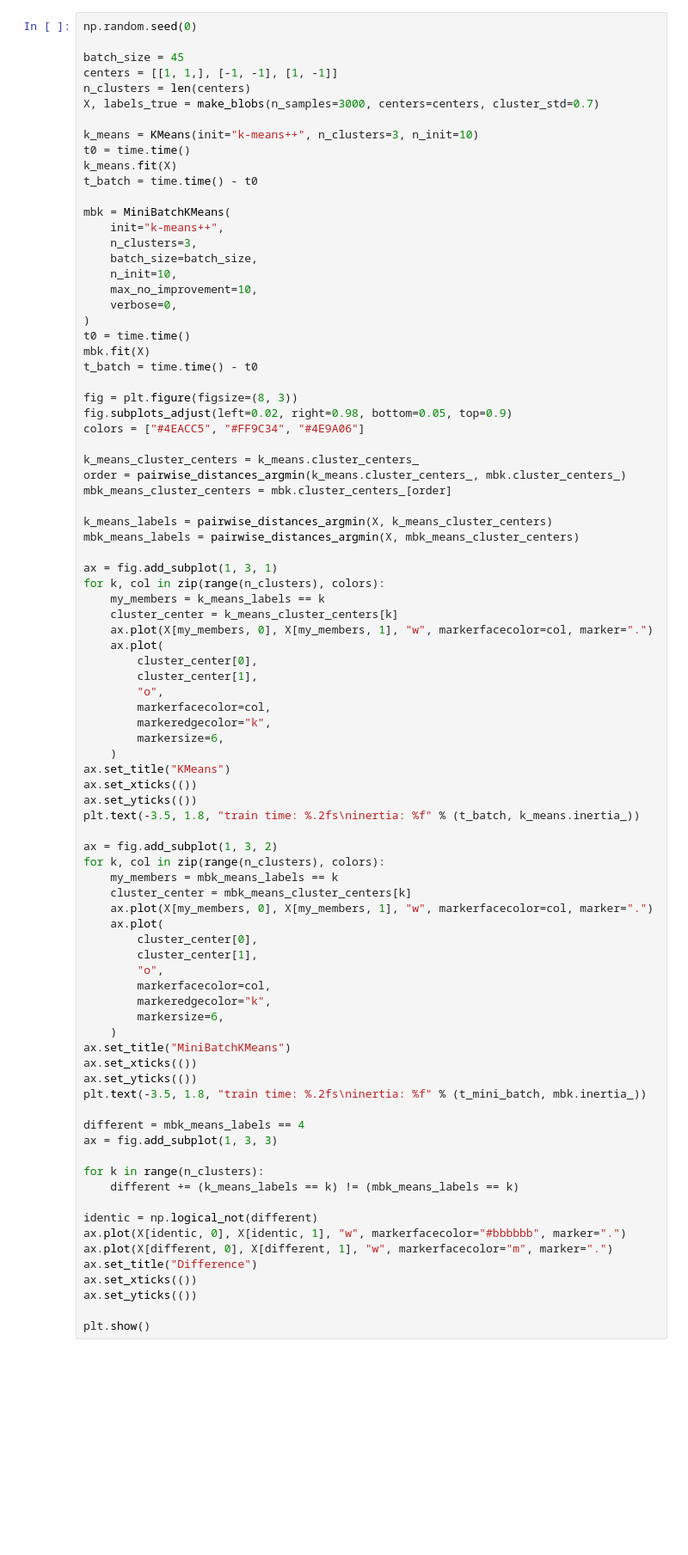
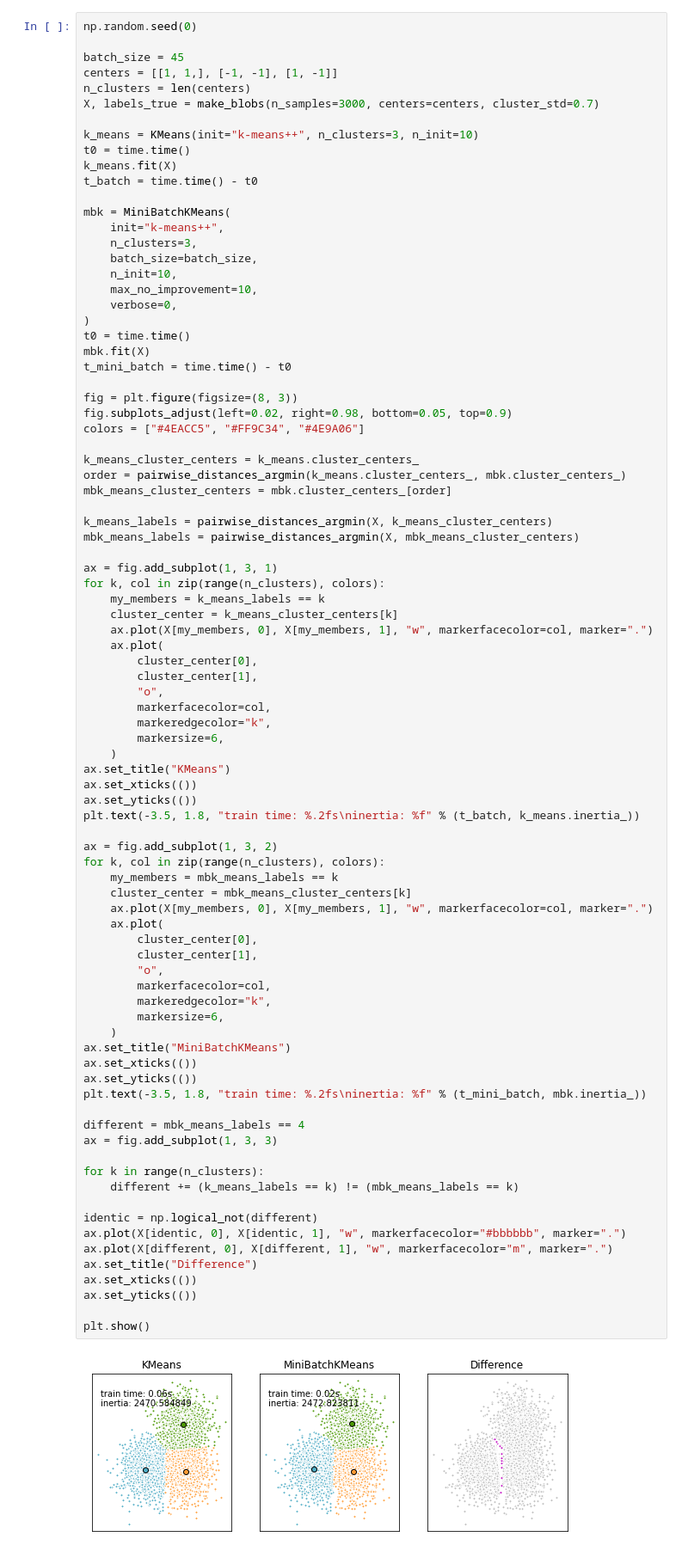
Before and after one commit to CEOJINSUNG/Bigdata, a Jupyter notebook: Scikit-Learn/2.3 Clustering.ipynb, the cells around one changed output. Shown at 86% size. Cells and saved outputs as stored; diff of their text form; blank space fills up the shorter version.

```diff
--- a/Scikit-Learn/2.3 Clustering.ipynb
+++ b/Scikit-Learn/2.3 Clustering.ipynb
@@ -72,7 +98,7 @@ mbk = MiniBatchKMeans(
 )
 t0 = time.time()
 mbk.fit(X)
-t_batch = time.time() - t0
+t_mini_batch = time.time() - t0
 
 fig = plt.figure(figsize=(8, 3))
 fig.subplots_adjust(left=0.02, right=0.98, bottom=0.05, top=0.9)
@@ -108,30 +134,32 @@ for k, col in zip(range(n_clusters), colors):
     my_members = mbk_means_labels == k
     cluster_center = mbk_means_cluster_centers[k]
     ax.plot(X[my_members, 0], X[my_members, 1], "w", markerfacecolor=col, marker=".")
     ax.plot(
         cluster_center[0],
         cluster_center[1],
         "o",
         markerfacecolor=col,
         markeredgecolor="k",
         markersize=6,
     )
 ax.set_title("MiniBatchKMeans")
 ax.set_xticks(())
 ax.set_yticks(())
 plt.text(-3.5, 1.8, "train time: %.2fs\ninertia: %f" % (t_mini_batch, mbk.inertia_))
 
 different = mbk_means_labels == 4
 ax = fig.add_subplot(1, 3, 3)
 
 for k in range(n_clusters):
     different += (k_means_labels == k) != (mbk_means_labels == k)
 
 identic = np.logical_not(different)
 ax.plot(X[identic, 0], X[identic, 1], "w", markerfacecolor="#bbbbbb", marker=".")
 ax.plot(X[different, 0], X[different, 1], "w", markerfacecolor="m", marker=".")
 ax.set_title("Difference")
 ax.set_xticks(())
 ax.set_yticks(())
 
 plt.show()
+# %% [output]
+[figure, added]
```
Also changed, not shown: parts of 33 cells of this notebook.
